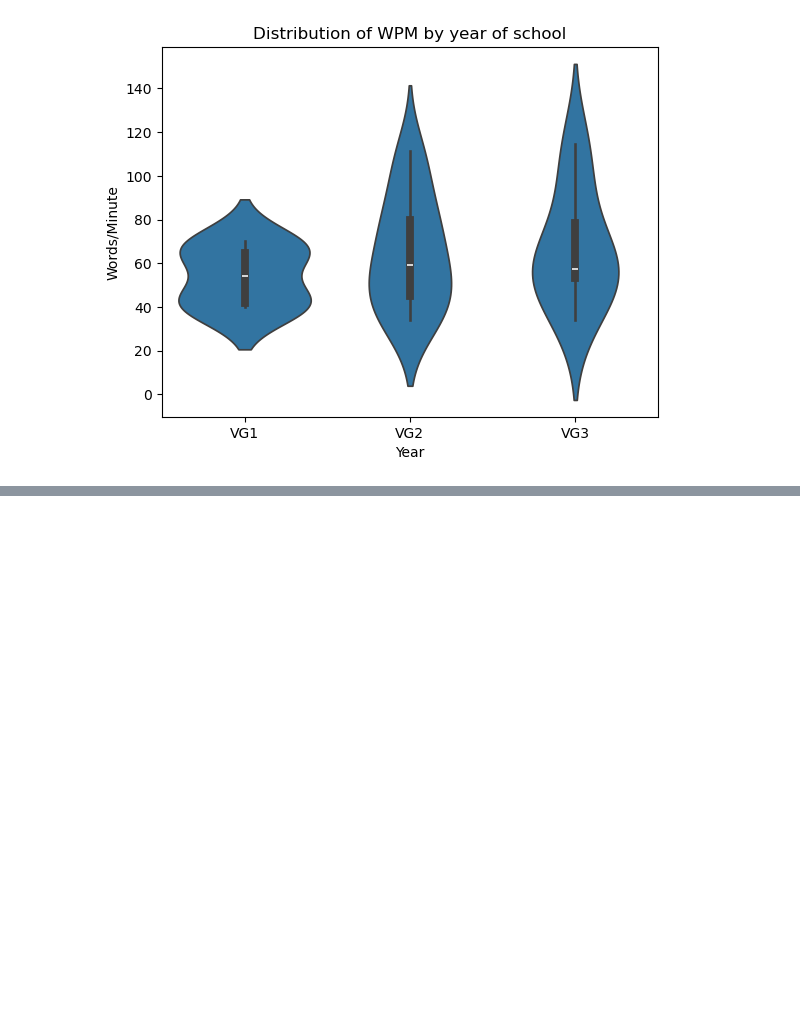
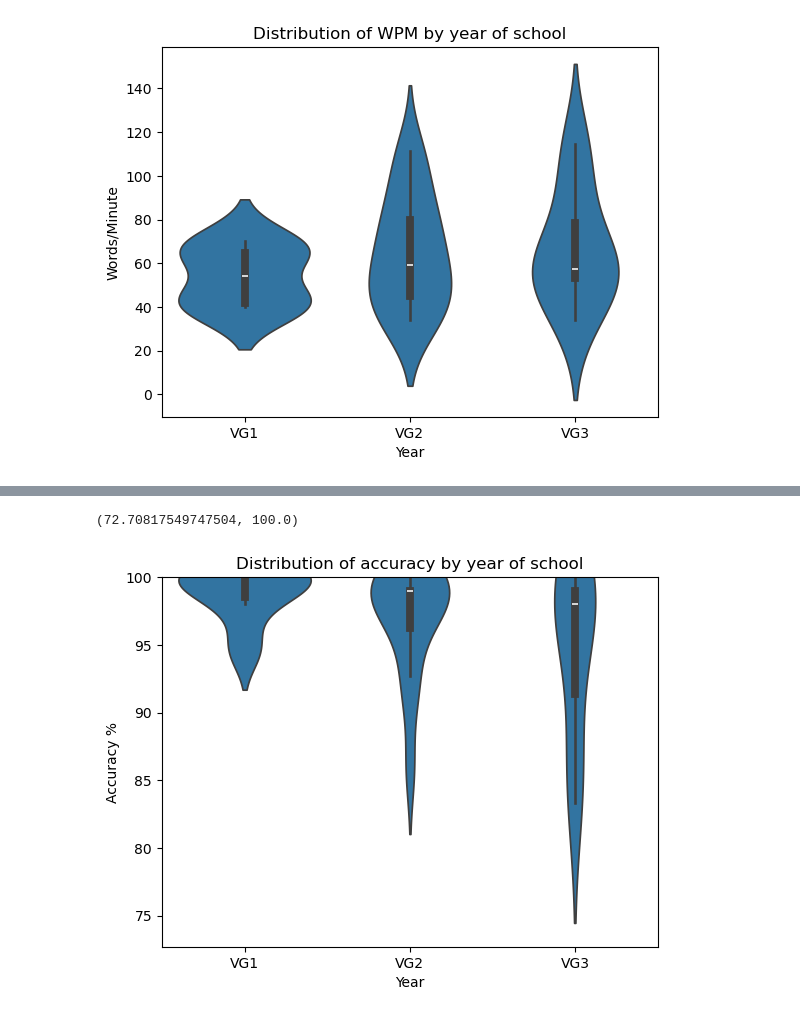
Before and after one commit to LilleAila/projects, a Jupyter notebook: skole/tof1/01-dataanalyse/main.ipynb, the cells around one changed output, grey strips where cells are left out. Drawn from its saved outputs; the diff is of its cells as text; code cells hidden in the pictures; blank space fills up the shorter version.

```diff
--- a/skole/tof1/01-dataanalyse/main.ipynb
+++ b/skole/tof1/01-dataanalyse/main.ipynb
@@ -160,0 +161,11 @@ ax.set_xticklabels(["VG1", "VG2", "VG3"])
+# %%
+ax = sns.violinplot(x="year", y="accuracy", data=df)
+ax.set_title("Distribution of accuracy by year of school")
+ax.set_xlabel("Year")
+ax.set_ylabel("Accuracy%")
+ax.set_xticks([0, 1, 2])
+ax.set_xticklabels(["VG1", "VG2", "VG3"])
+ax.set_ylim(top=100)
+# %% [output]
+(72.70817549747504, 100.0)
+[figure, added]
```
Also changed, not shown: parts of 4 cells of this notebook, 2 other files.
